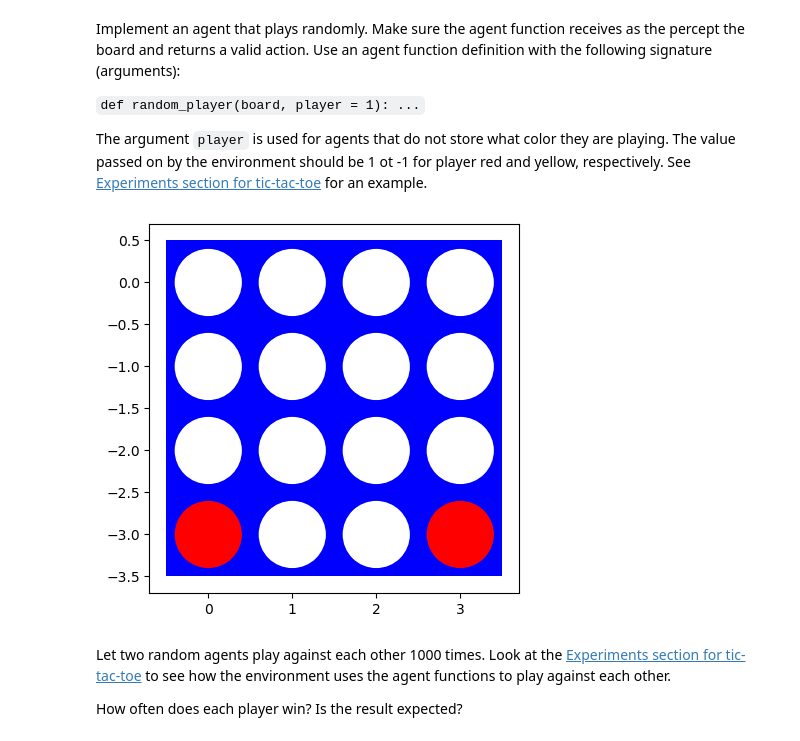
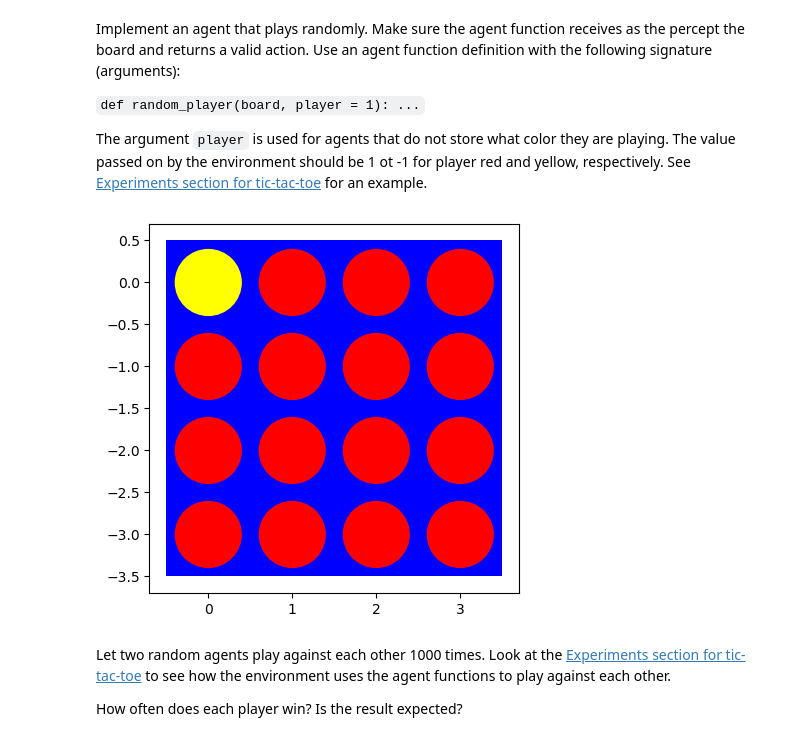
Before and after one commit to MaxDLink/connect-four, a Jupyter notebook: assignment_connect4.ipynb, the cells around one changed output. Drawn from its saved outputs; the diff is of its cells as text; code cells hidden in the pictures.

```diff
--- a/assignment_connect4.ipynb
+++ b/assignment_connect4.ipynb
@@ -421,16 +421,17 @@ def place_piece(board, player):
             # one_count += 1
             # decrement row to go up the row to find an empty spot
             row -= 1
+            # print("row decremented: ", row)
+            # row starts as 3 & should only decrement as low as zero
+            # if row gets to -1 then that means that an entire column is full
+            # in this case, the place_piece() function should be recursively called to run again
+            if(row == -1):
+                place_piece(board, player)
         # else, found a zero
         # if you have found a zero then just place a 1 or -1
         else:
-            # if(player == 1):
-            #     # updating board with 1
-            #     board[row][col] = 1
-            # # yellow
-            # else:
-            #     board[row][col] = -1
             # player will either be 1 or -1 depending on who is playing
+            # this can be used as the piece placement
             board[row][col] = player
             # as soon as place, then exit
             break
@@ -511,18 +512,20 @@ while True:
 # print("new board\n", board)
 # %%
 # ------ TESTING FOR OVERLAPPING PLACEMENT OF PIECES ------#
-player = 1
+player = -1
 
-placement_test = np.zeros((4, 4), dtype = int)
+# make a board of all red and try to place a yellow
+placement_test = np.ones((4, 4), dtype = int)
 
-placement_test[3][3] = 1
+# only one empty spot
+placement_test[0][0] = 0
 
 # now the place function should never go to position 3, 3
 place_piece(placement_test, player)
 
 visualize_numpy(placement_test)
 # %% [output]
-[figure, old version]
+[figure, new version]
 # %% [markdown]
 Let two random agents play against each other 1000 times. Look at the [Experiments section for tic-tac-toe](https://nbviewer.org/github/mhahsler/CS7320-AI/blob/master/Games/tictactoe_and_or_tree_search.ipynb#Experiments) to see how the environment uses the agent functions to play against each other.
 
```
Also changed, not shown: parts of 3 cells of this notebook.
